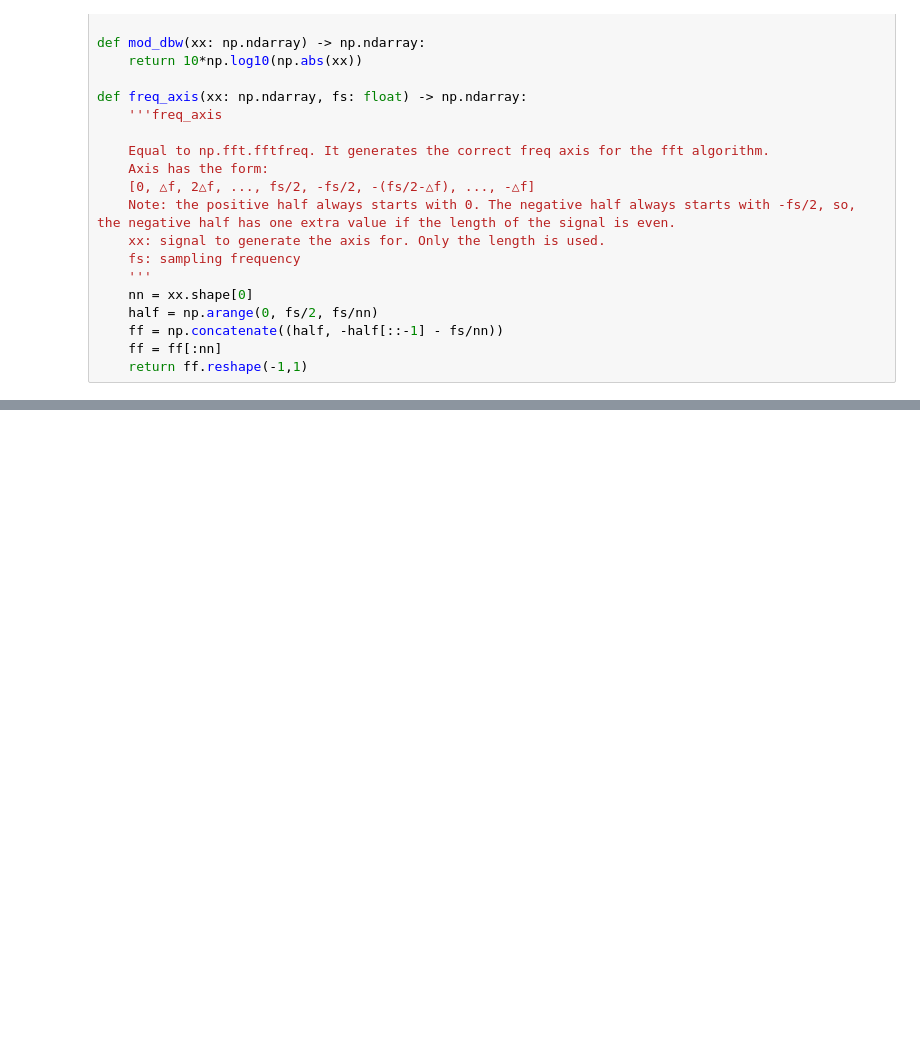
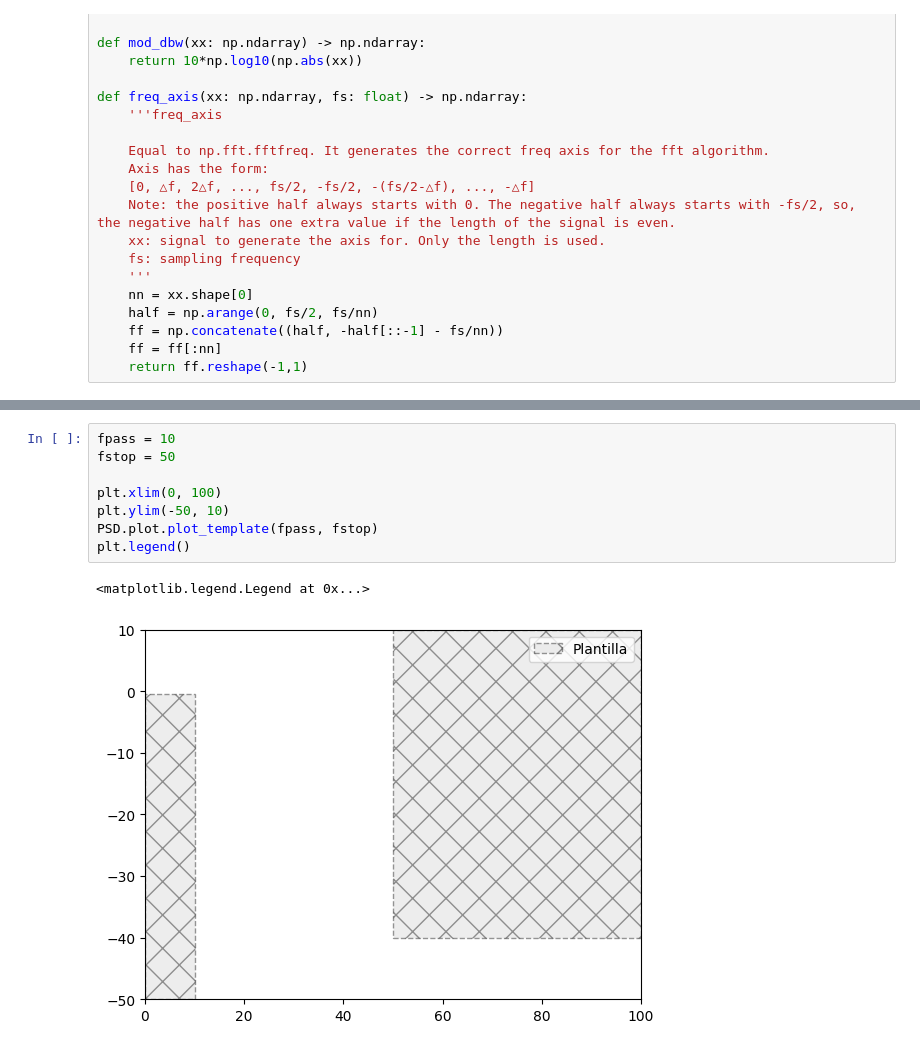
Before and after one commit to agustin-d-martinez/Procesamiento-Digital-de-Se-ales---2026, a Jupyter notebook: test.ipynb, the cells around one changed output, grey strips where cells are left out. Cells and saved outputs as stored; diff of their text form; blank space fills up the shorter version.

```diff
--- a/test.ipynb
+++ b/test.ipynb
@@ -218,0 +227,11 @@ plt.show()
+# %%
+fpass = 10
+fstop = 50
+
+plt.xlim(0, 100)
+plt.ylim(-50, 10)
+PSD.plot.plot_template(fpass, fstop)
+plt.legend()
+# %% [output]
+<matplotlib.legend.Legend at 0x...>
+[figure, added]
```
Also changed, not shown: parts of 3 cells of this notebook, 13 other files.
